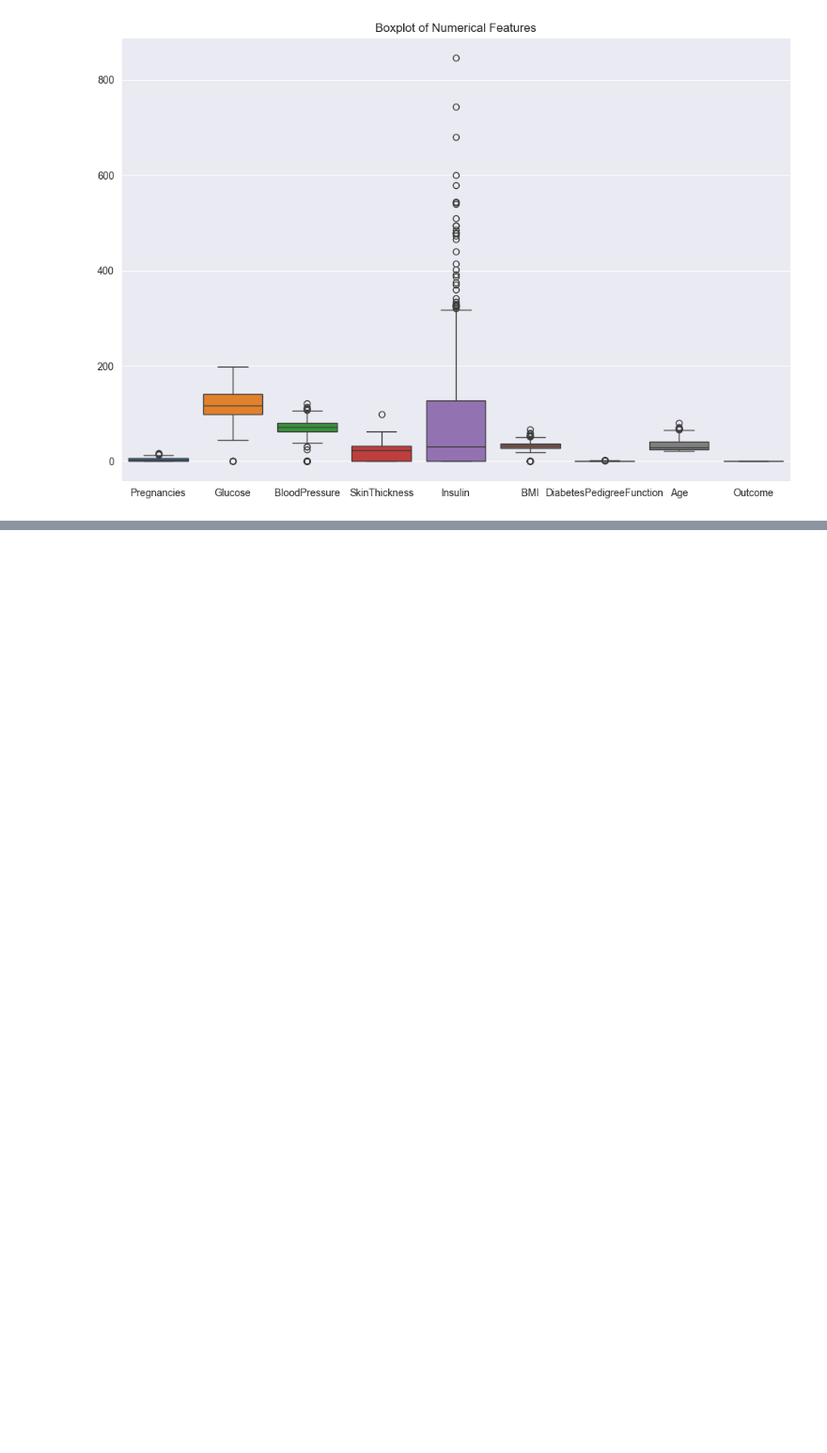
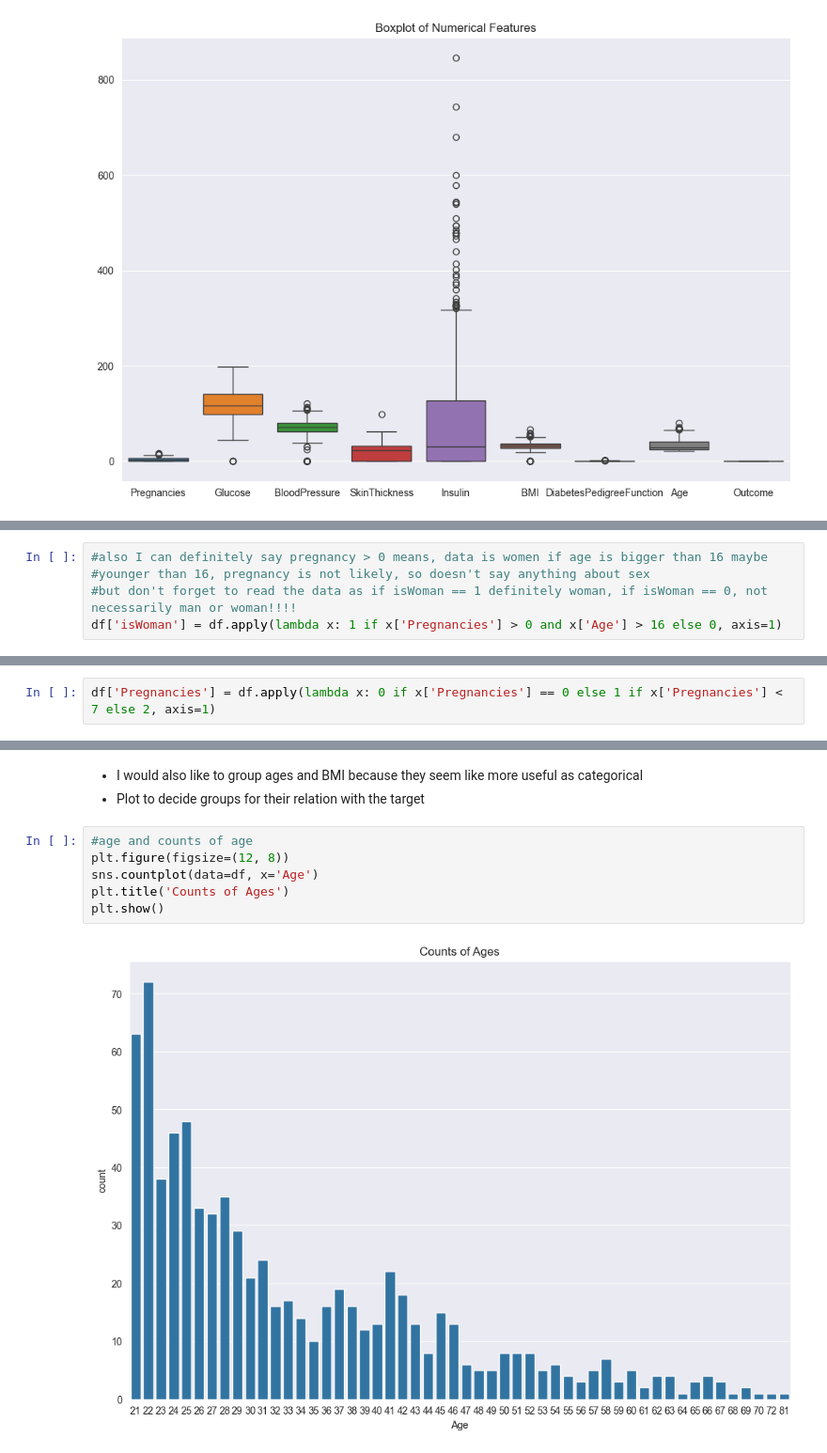
Before and after one commit to beyzanurdeniz/bogaziciAICaseStudy, a Jupyter notebook: main.ipynb, the cells around one changed output, grey strips where cells are left out. Shown: that part at 94% size. Cells and saved outputs as stored; diff of their text form; blank space fills up the shorter version.

```diff
--- a/main.ipynb
+++ b/main.ipynb
@@ -61,0 +117,5 @@ plt.show()
+# %%
+#also I can definitely say pregnancy > 0 means, data is women if age is bigger than 16 maybe
+#younger than 16, pregnancy is not likely, so doesn't say anything about sex
+#but don't forget to read the data as if isWoman == 1 definitely woman, if isWoman == 0, not necessarily man or woman!!!!
+df['isWoman'] = df.apply(lambda x: 1 if x['Pregnancies'] > 0 and x['Age'] > 16 else 0, axis=1)
@@ -61,0 +149,2 @@ plt.show()
+# %%
+df['Pregnancies'] = df.apply(lambda x: 0 if x['Pregnancies'] == 0 else 1 if x['Pregnancies'] < 7 else 2, axis=1)
@@ -61,0 +160,11 @@ plt.show()
+# %% [markdown]
+* I would also like to group ages and BMI because they seem like more useful as categorical
+* Plot to decide groups for their relation with the target
+# %%
+#age and counts of age
+plt.figure(figsize=(12, 8))
+sns.countplot(data=df, x='Age')
+plt.title('Counts of Ages')
+plt.show()
+# %% [output]
+[figure, added]
```
Also changed, not shown: parts of 63 cells of this notebook, 2 other files.
